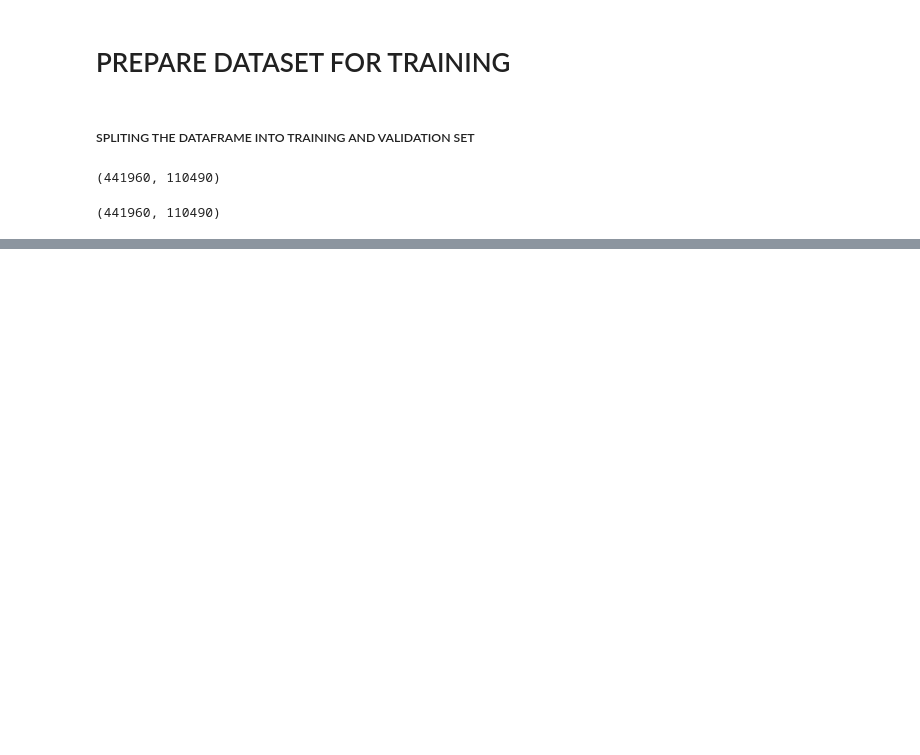
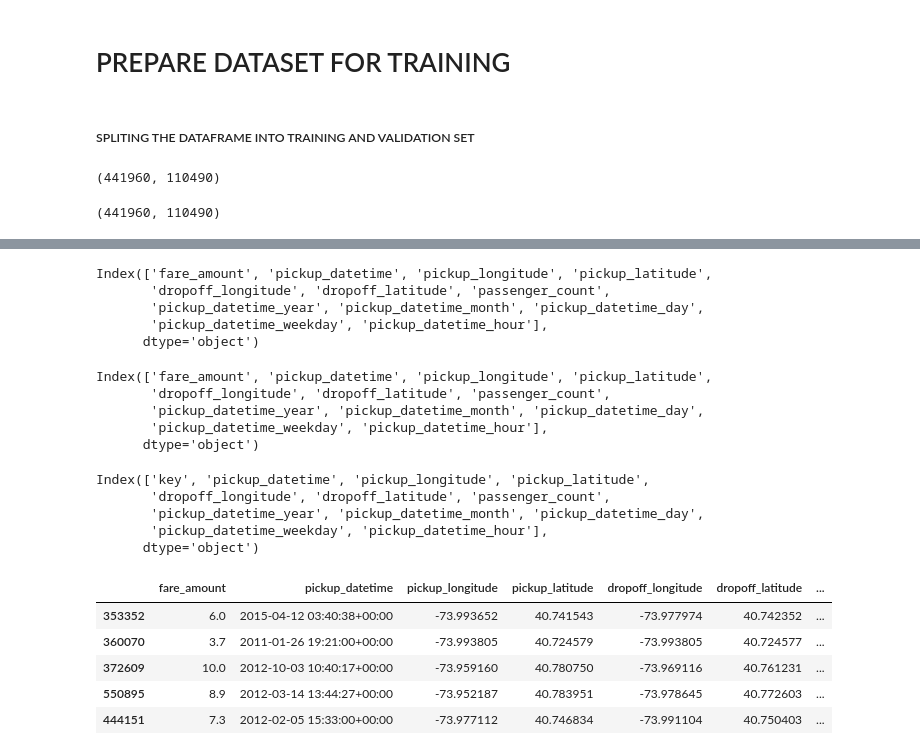
Before and after one commit to sandhyaammasi/NYTaxiFarePrediction, a Jupyter notebook: predictionModelCode.ipynb, the cells around one changed output, grey strips where cells are left out. Cells and saved outputs as stored; diff of their text form; code cells hidden in the pictures; blank space fills up the shorter version.

```diff
--- a/predictionModelCode.ipynb
+++ b/predictionModelCode.ipynb
@@ -230,0 +334,36 @@ ValueError: The truth value of an array with more than one element is ambiguous.
+# %%
+add_dateparts(train_df,'pickup_datetime')
+train_df.columns
+# %% [output]
+Index(['fare_amount', 'pickup_datetime', 'pickup_longitude', 'pickup_latitude',
+       'dropoff_longitude', 'dropoff_latitude', 'passenger_count',
+       'pickup_datetime_year', 'pickup_datetime_month', 'pickup_datetime_day',
+       'pickup_datetime_weekday', 'pickup_datetime_hour'],
+      dtype='object')
+# %%
+add_dateparts(val_df,'pickup_datetime')
+val_df.columns
+# %% [output]
+Index(['fare_amount', 'pickup_datetime', 'pickup_longitude', 'pickup_latitude',
+       'dropoff_longitude', 'dropoff_latitude', 'passenger_count',
+       'pickup_datetime_year', 'pickup_datetime_month', 'pickup_datetime_day',
+       'pickup_datetime_weekday', 'pickup_datetime_hour'],
+      dtype='object')
+# %%
+add_dateparts(test_df,'pickup_datetime')
+test_df.columns
+# %% [output]
+Index(['key', 'pickup_datetime', 'pickup_longitude', 'pickup_latitude',
+       'dropoff_longitude', 'dropoff_latitude', 'passenger_count',
+       'pickup_datetime_year', 'pickup_datetime_month', 'pickup_datetime_day',
+       'pickup_datetime_weekday', 'pickup_datetime_hour'],
+      dtype='object')
+# %%
+train_df.head()
+# %% [output]
+|  | fare_amount | pickup_datetime | pickup_longitude | pickup_latitude | dropoff_longitude | dropoff_latitude | ... |
+| 353352 | 6.0 | 2015-04-12 03:40:38+00:00 | -73.993652 | 40.741543 | -73.977974 | 40.742352 | ... |
+| 360070 | 3.7 | 2011-01-26 19:21:00+00:00 | -73.993805 | 40.724579 | -73.993805 | 40.724577 | ... |
+| 372609 | 10.0 | 2012-10-03 10:40:17+00:00 | -73.959160 | 40.780750 | -73.969116 | 40.761231 | ... |
+| 550895 | 8.9 | 2012-03-14 13:44:27+00:00 | -73.952187 | 40.783951 | -73.978645 | 40.772603 | ... |
+| 444151 | 7.3 | 2012-02-05 15:33:00+00:00 | -73.977112 | 40.746834 | -73.991104 | 40.750403 | ... |
```
Also changed, not shown: parts of 69 cells of this notebook, 3 other files.
